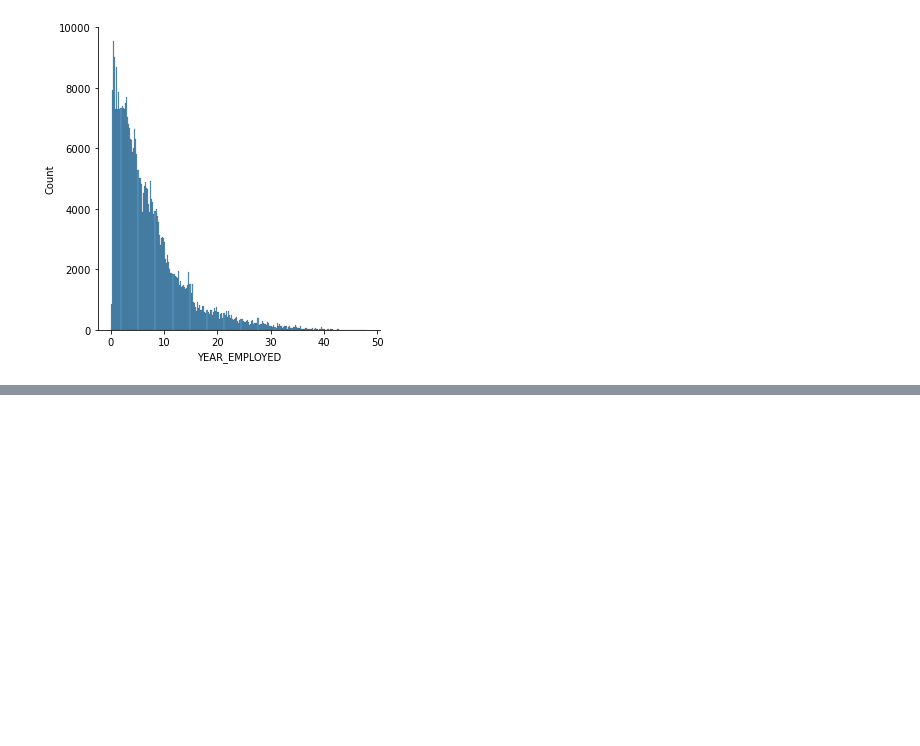
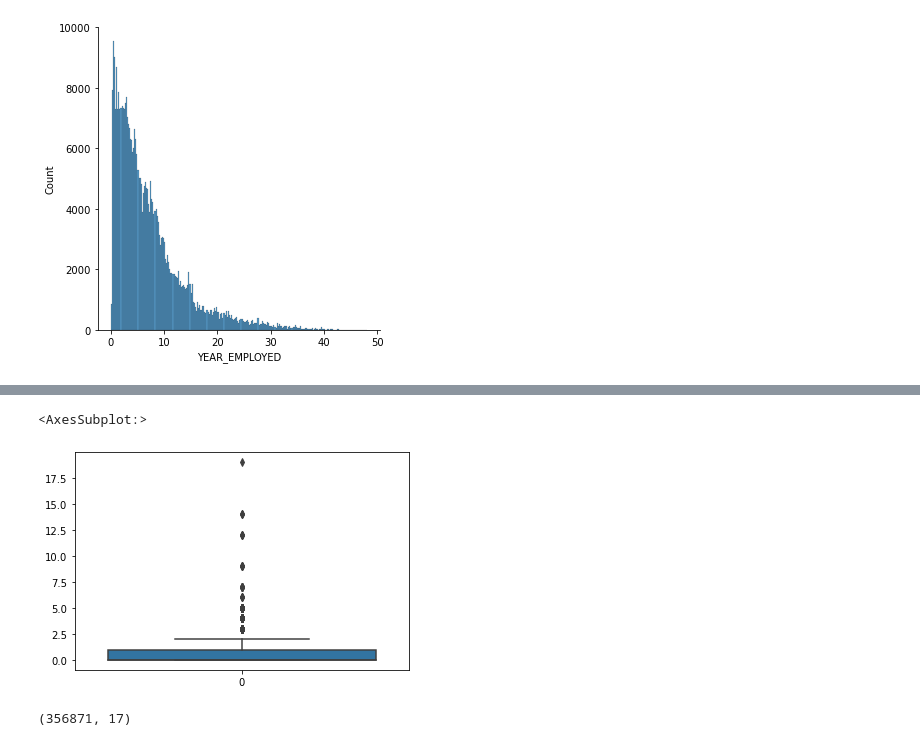
Before and after one commit to agusHendra67/CreditCard, a Jupyter notebook: coba.ipynb, the cells around one changed output, grey strips where cells are left out. Drawn from its saved outputs; the diff is of its cells as text; code cells hidden in the pictures; blank space fills up the shorter version.

```diff
--- a/coba.ipynb
+++ b/coba.ipynb
@@ -208,3 +206,3 @@ df_copy = application_df.copy()
 # %%
-df_copy['YEAR_EMPLOYED'] = df_copy['DAYS_EMPLOYED']/365*(-1)
+application_df['YEAR_EMPLOYED'] = application_df['DAYS_EMPLOYED']/365*(-1)
 # %%
@@ -232,0 +222,2 @@ df_copy.loc[df_copy['YEAR_EMPLOYED']>45]
+# %%
+application_df = application_df.drop('DAYS_EMPLOYED', axis=1)
@@ -232,0 +266,5 @@ df_copy.loc[df_copy['YEAR_EMPLOYED']>45]
+# %%
+sns.boxplot(data=application_df['CNT_CHILDREN'])
+# %% [output]
+<AxesSubplot:>
+[figure, added]
@@ -232,0 +273,4 @@ df_copy.loc[df_copy['YEAR_EMPLOYED']>45]
+# %%
+application_df.shape
+# %% [output]
+(356871, 17)
```
Also changed, not shown: parts of 63 cells of this notebook.
